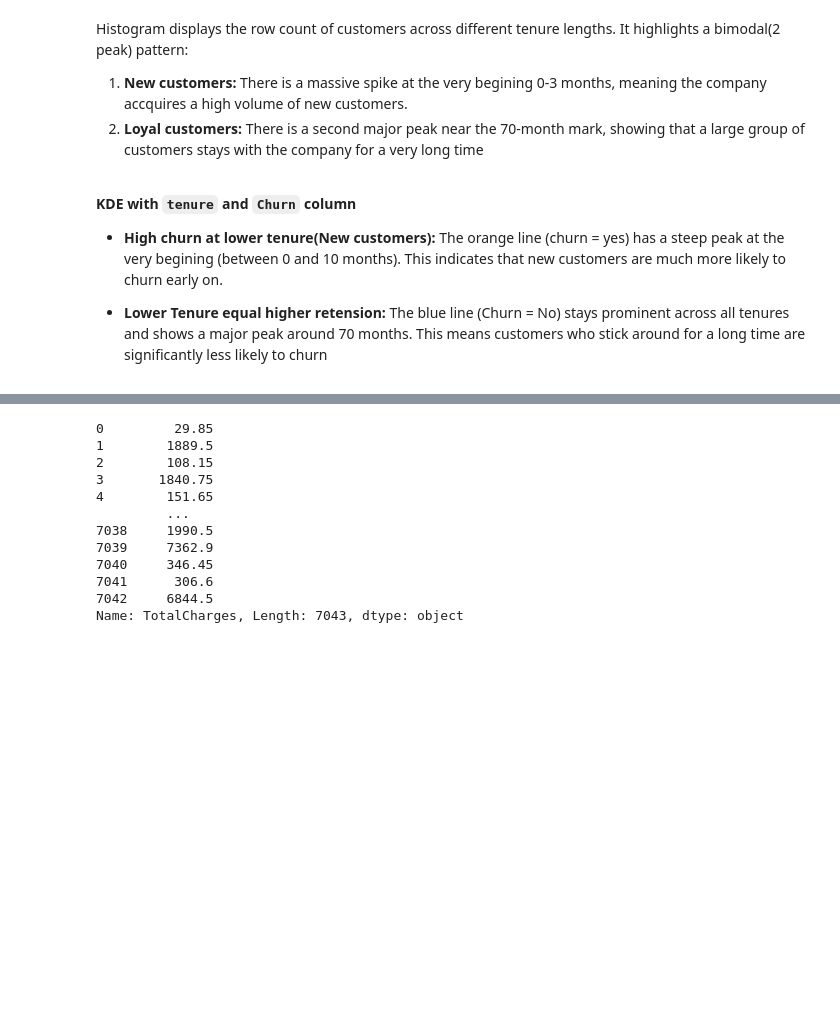
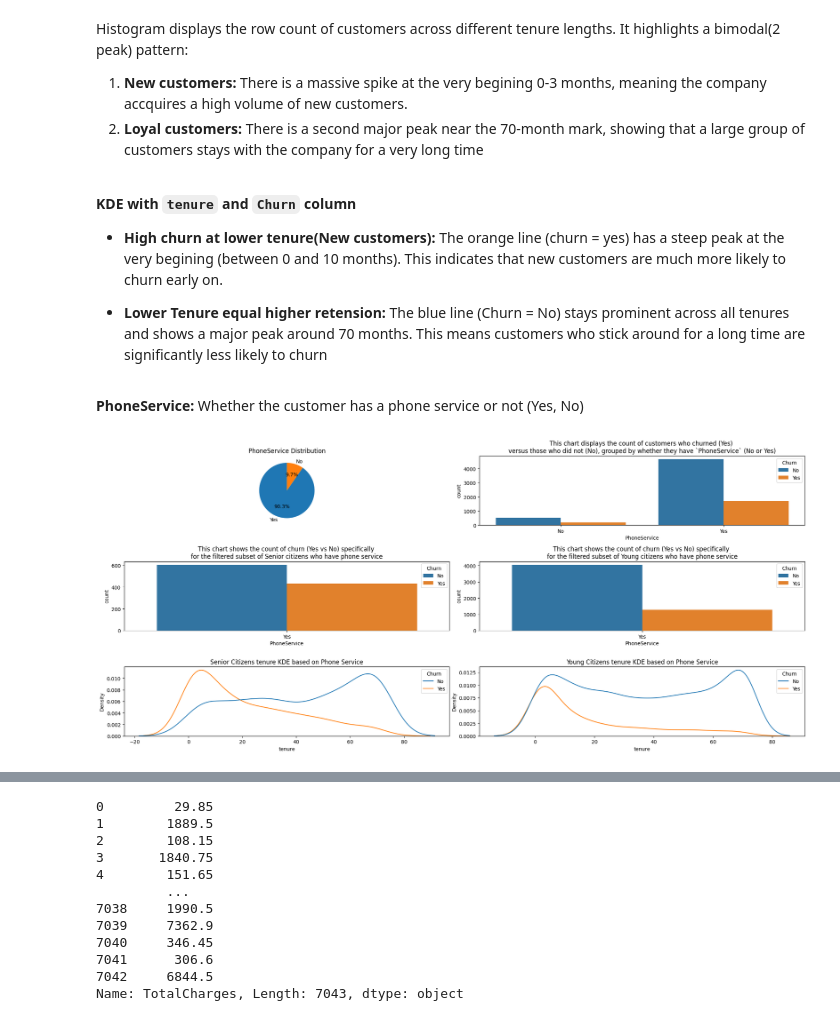
Before and after one commit to sudiptoshahin/customer-churn-pred, a Jupyter notebook: notebooks/main.ipynb, the cells around one changed output, grey strips where cells are left out. Drawn from its saved outputs; the diff is of its cells as text; code cells hidden in the pictures; blank space fills up the shorter version.

```diff
--- a/notebooks/main.ipynb
+++ b/notebooks/main.ipynb
@@ -236,3 +238,39 @@ __KDE with `tenure` and `Churn` column__
 * __High churn at lower tenure(New customers):__ The orange line (churn = yes) has a steep peak at the very begining (between 0 and 10 months). This indicates that new customers are much more likely to churn early on.
 
 * __Lower Tenure equal higher retension:__ The blue line (Churn = No) stays prominent across all tenures and shows a major peak around 70 months. This means customers who stick around for a long time are significantly less likely to churn
+# %% [markdown]
+__PhoneService:__ Whether the customer has a phone service or not (Yes, No)
+# %%
+senior_citizen_who_get_phone_service_df = features[(features['PhoneService'] == 'Yes') & (features['SeniorCitizen'] == 1)]
+young_citizen_who_get_phone_service_df = features[(features['PhoneService'] == 'Yes') & (features['SeniorCitizen'] == 0)]
+
+fig, axes = plt.subplots(3, 2, figsize=(20, 9))
+
+axes[0, 0].pie(features['PhoneService'].value_counts(),
+            labels=features['PhoneService'].value_counts().index,
+            autopct='%1.1f%%',
+            startangle=90)
+axes[0, 0].set_title('PhoneService Distribution')
+
+# sns.countplot(data=features, x='PhoneService', ax=axes[0, 1])
+# axes[0, 1].set_title('Customer PhoneService counts')
+
+sns.countplot(data=features, x='PhoneService', hue=target, ax=axes[0, 1])
+axes[0, 1].set_title('This chart displays the count of customers who churned (Yes) \nversus those who did not (No), grouped by whether they have `PhoneService` (No or Yes)')
+
+sns.countplot(data=senior_citizen_who_get_phone_service_df, x='PhoneService', hue=target, ax=axes[1, 0])
+axes[1, 0].set_title('This chart shows the count of churn (Yes vs No) specifically \nfor the filtered subset of Senior citizens who have phone service')
+
+sns.countplot(data=young_citizen_who_get_phone_service_df, x='PhoneService', hue=target, ax=axes[1, 1])
+axes[1, 1].set_title('This chart shows the count of churn (Yes vs No) specifically \nfor the filtered subset of Young citizens who have phone service')
+
+sns.kdeplot(data=senior_citizen_who_get_phone_service_df, x='tenure', hue=target, ax=axes[2, 0])
+axes[2, 0].set_title('Senior Citizens tenure KDE based on Phone Service')
+
+sns.kdeplot(data=young_citizen_who_get_phone_service_df, x='tenure', hue=target, ax=axes[2, 1])
+axes[2, 1].set_title('Young Citizens tenure KDE based on Phone Service')
+
+fig.tight_layout()
+plt.show()
+# %% [output]
+[figure, added]
```
Also changed, not shown: parts of 9 cells of this notebook.
